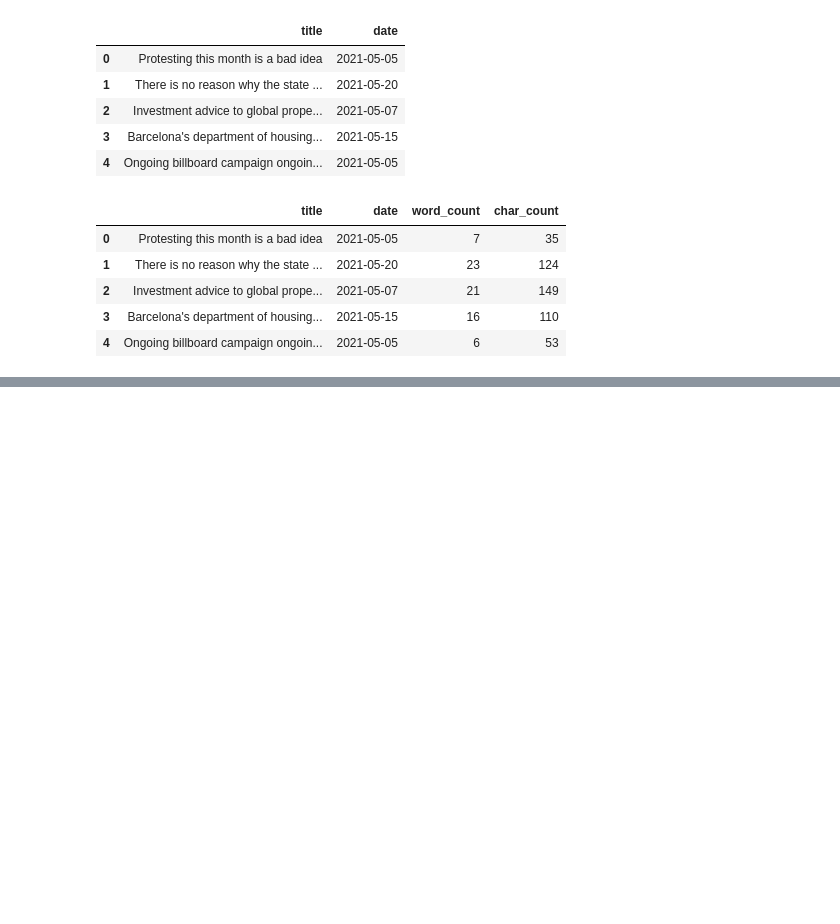
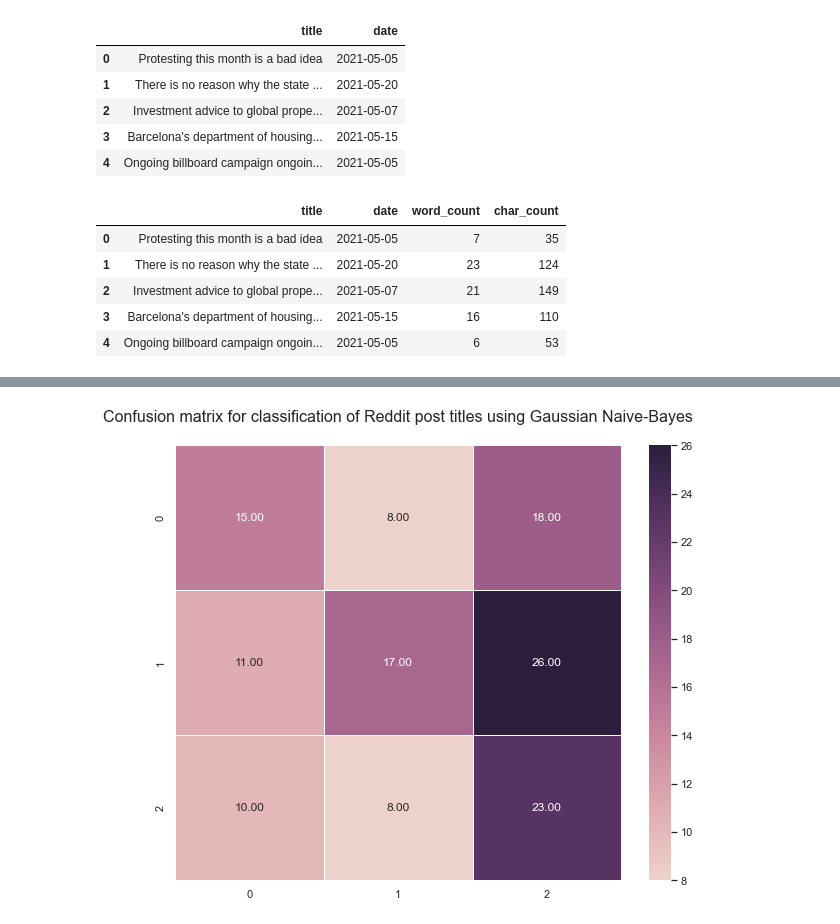
Before and after one commit to sbs23006/Analysis-of-Irish-Construction-Sector, a Jupyter notebook: Sentiment Analysis.ipynb, the cells around one changed output, grey strips where cells are left out. Drawn from its saved outputs; the diff is of its cells as text; code cells hidden in the pictures; blank space fills up the shorter version.

Commit message:
sentiment analysis ML

```diff
--- a/Sentiment Analysis.ipynb
+++ b/Sentiment Analysis.ipynb
@@ -196,0 +188,3 @@ plt.axis("off")
+# %%
+df['title processed'] = df['title'].apply(text_processing)
+df.head()
@@ -196,0 +251,14 @@ plt.axis("off")
+# %%
+from sklearn.feature_extraction.text import TfidfVectorizer
+
+# we have our X from Bag of wods, let's create the same one for the processed text
+X_proc = count.fit_transform(df['title processed'].values)
+
+# y to numeric
+mapping = {'Positive': 1, 'Negative': -1, 'Neutral': 0}
+sentiments = df['sentiment'].values
+y = [mapping[s] for s in sentiments]
+
+from sklearn.model_selection import train_test_split
+X_train, X_test, y_train, y_test = train_test_split(X, y, test_size=0.33, random_state=0) # 67% training and 33% test
+X_train.shape, X_test.shape
@@ -196,0 +317,17 @@ plt.axis("off")
+# %%
+from sklearn.feature_extraction.text import TfidfVectorizer
+
+vectorizer =  TfidfVectorizer(stop_words='english')
+X = vectorizer.fit_transform(df['title'].values)
+X_proc = vectorizer.fit_transform(df['title processed'].values)
+# %%
+from sklearn.naive_bayes import GaussianNB
+from sklearn import metrics
+
+X_train, X_test, y_train, y_test = train_test_split(X, y, test_size=0.3, random_state=0)
+
+nb_clf = GaussianNB()
+nb_clf.fit(X_train.toarray(), y_train)
+
+y_predicted =  nb_clf.predict(X_test.toarray())
+print(metrics.classification_report(y_test,y_predicted))
@@ -196,0 +344,6 @@ plt.axis("off")
+# %%
+cm = metrics.confusion_matrix(y_test, y_predicted)
+sns.heatmap(cm, annot=True, fmt = '.2f', linewidth=.5, cmap=sns.cubehelix_palette(as_cmap=True));
+plt.title('Confusion matrix for classification of Reddit post titles using Gaussian Naive-Bayes\n', font={'size':16});
+# %% [output]
+[figure, added]
```
Also changed, not shown: parts of 33 cells of this notebook.
